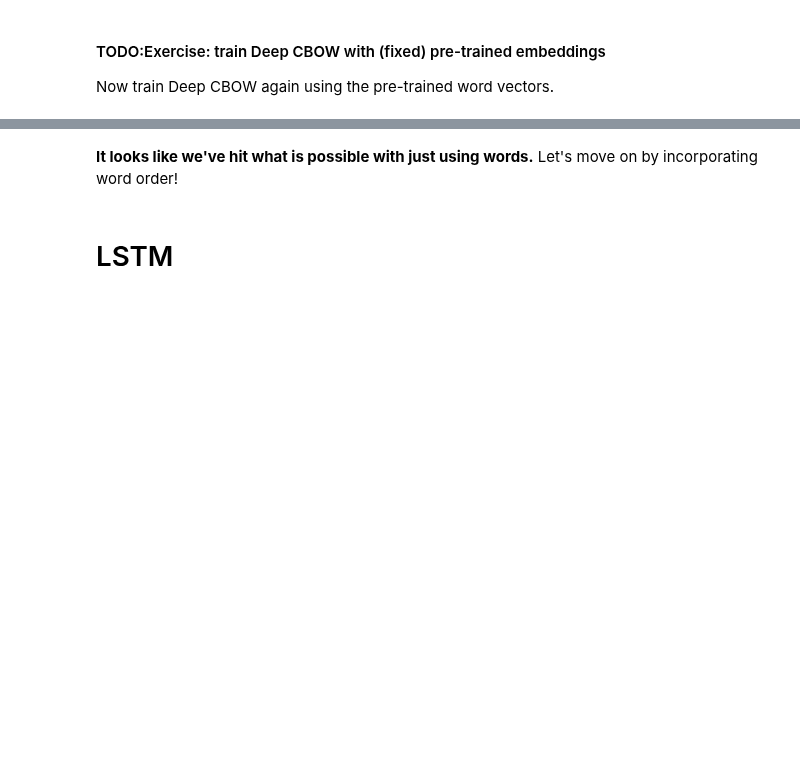
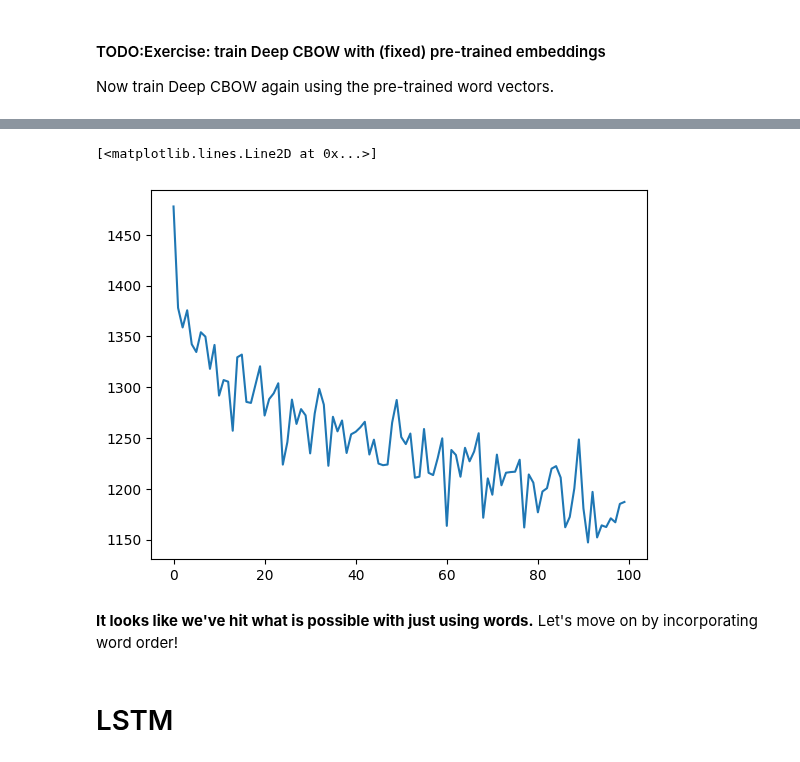
Before and after one commit to meherc99/nlp1-practicals, a Jupyter notebook: NLP1_2024_Practical_2.ipynb, the cells around one changed output, grey strips where cells are left out. Cells and saved outputs as stored; diff of their text form; code cells hidden in the pictures; blank space fills up the shorter version.

```diff
--- a/NLP1_2024_Practical_2.ipynb
+++ b/NLP1_2024_Practical_2.ipynb
@@ -1066,5 +1119,9 @@ pt_deep_cbow_model = pt_deep_cbow_model.to(device)
 # %%
 # plot train loss
+plt.plot(pt_deep_cbow_losses)
+# %% [output]
+[<matplotlib.lines.Line2D at 0x...>]
+[figure, added]
 # %% [markdown]
 **It looks like we've hit what is possible with just using words.**
 Let's move on by incorporating word order!
```
Also changed, not shown: parts of 9 cells of this notebook.
